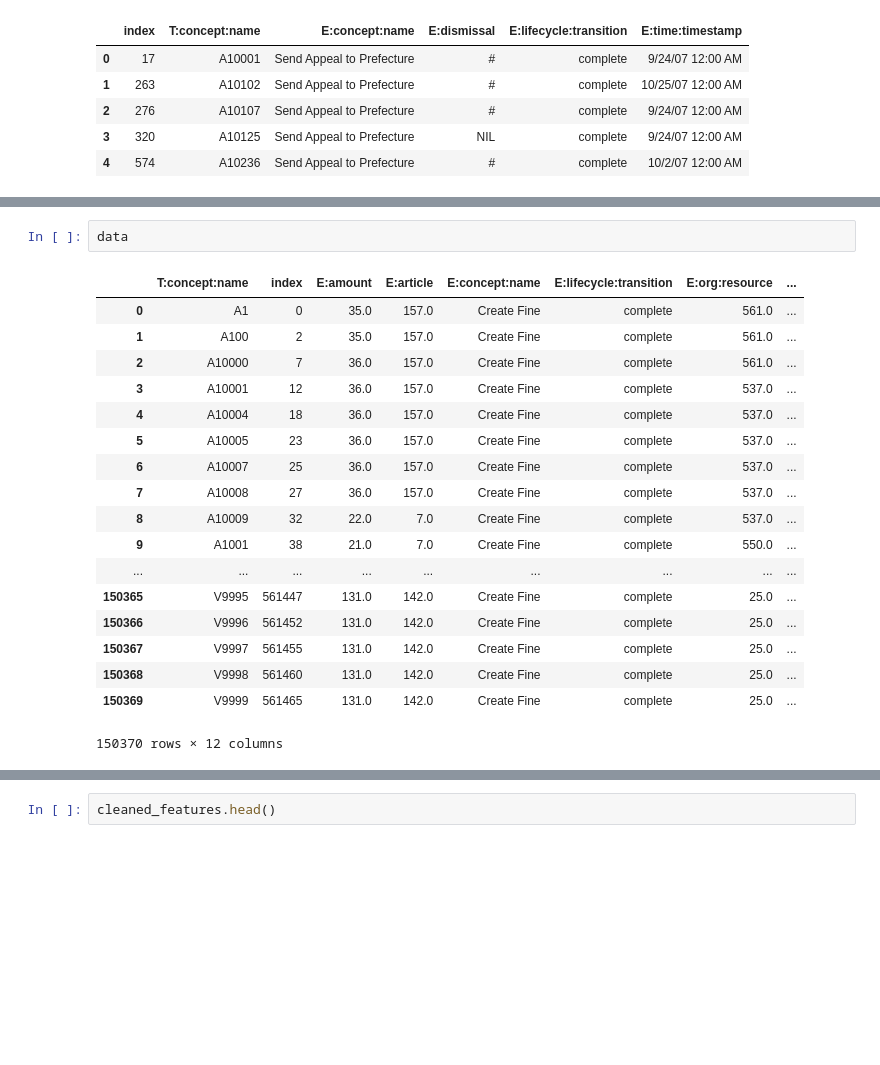
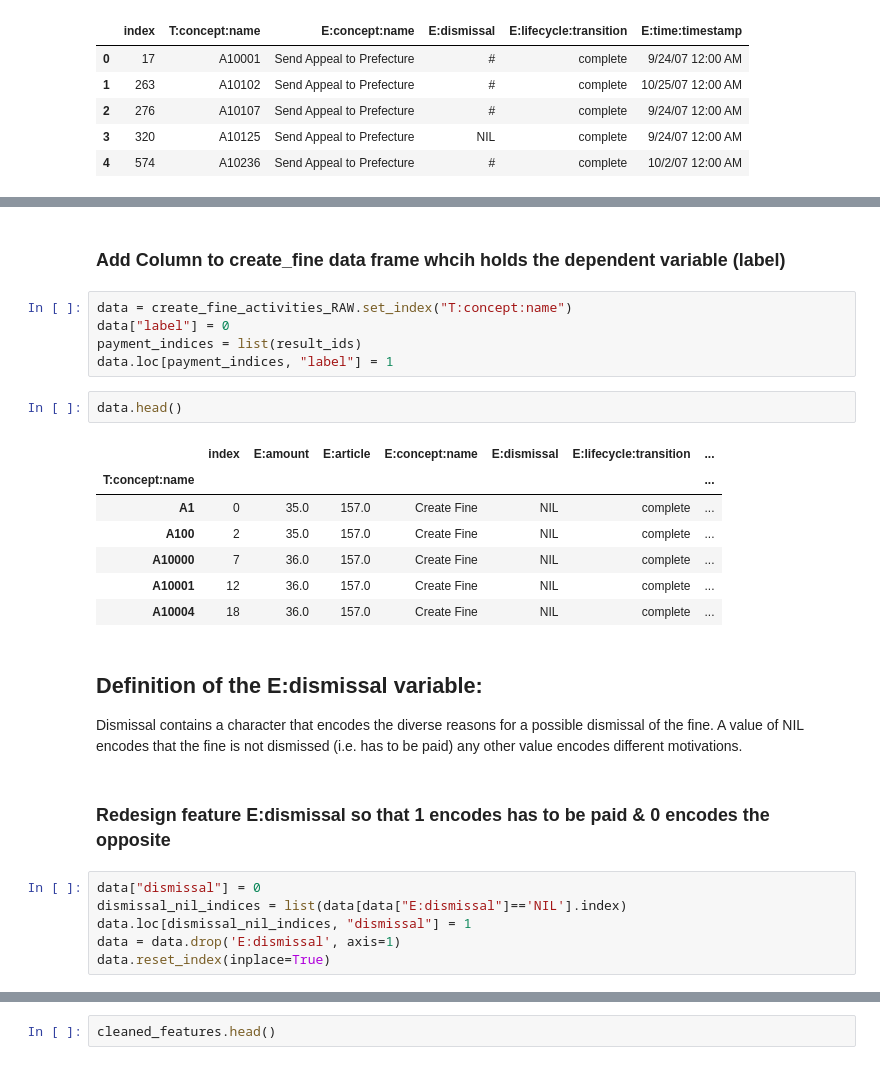
Before and after one commit to Lumik7/bi2_project2, a Jupyter notebook: notebooks/1.0-lm-cross-sectional.ipynb, the cells around one changed output, grey strips where cells are left out. Drawn from its saved outputs; the diff is of its cells as text; blank space fills up the shorter version.

```diff
--- a/notebooks/1.0-lm-cross-sectional.ipynb
+++ b/notebooks/1.0-lm-cross-sectional.ipynb
@@ -127,21 +90,28 @@ data.reset_index(inplace=True)
+# %% [markdown]
+### Add Column to create_fine data frame whcih holds the dependent variable (label)
+# %%
+data = create_fine_activities_RAW.set_index("T:concept:name")
+data["label"] = 0
+payment_indices = list(result_ids)
+data.loc[payment_indices, "label"] = 1
 # %%
-data
+data.head()
 # %% [output]
-|  | T:concept:name | index | E:amount | E:article | E:concept:name | E:lifecycle:transition | E:org:resource | ... |
-| 0 | A1 | 0 | 35.0 | 157.0 | Create Fine | complete | 561.0 | ... |
-| 1 | A100 | 2 | 35.0 | 157.0 | Create Fine | complete | 561.0 | ... |
-| 2 | A10000 | 7 | 36.0 | 157.0 | Create Fine | complete | 561.0 | ... |
-| 3 | A10001 | 12 | 36.0 | 157.0 | Create Fine | complete | 537.0 | ... |
-| 4 | A10004 | 18 | 36.0 | 157.0 | Create Fine | complete | 537.0 | ... |
-| 5 | A10005 | 23 | 36.0 | 157.0 | Create Fine | complete | 537.0 | ... |
-| 6 | A10007 | 25 | 36.0 | 157.0 | Create Fine | complete | 537.0 | ... |
-| 7 | A10008 | 27 | 36.0 | 157.0 | Create Fine | complete | 537.0 | ... |
-| 8 | A10009 | 32 | 22.0 | 7.0 | Create Fine | complete | 537.0 | ... |
-| 9 | A1001 | 38 | 21.0 | 7.0 | Create Fine | complete | 550.0 | ... |
-| ... | ... | ... | ... | ... | ... | ... | ... | ... |
-| 150365 | V9995 | 561447 | 131.0 | 142.0 | Create Fine | complete | 25.0 | ... |
-| 150366 | V9996 | 561452 | 131.0 | 142.0 | Create Fine | complete | 25.0 | ... |
-| 150367 | V9997 | 561455 | 131.0 | 142.0 | Create Fine | complete | 25.0 | ... |
-| 150368 | V9998 | 561460 | 131.0 | 142.0 | Create Fine | complete | 25.0 | ... |
-| 150369 | V9999 | 561465 | 131.0 | 142.0 | Create Fine | complete | 25.0 | ... |
+|  | index | E:amount | E:article | E:concept:name | E:dismissal | E:lifecycle:transition | ... |
+| T:concept:name |  |  |  |  |  |  | ... |
+| A1 | 0 | 35.0 | 157.0 | Create Fine | NIL | complete | ... |
+| A100 | 2 | 35.0 | 157.0 | Create Fine | NIL | complete | ... |
+| A10000 | 7 | 36.0 | 157.0 | Create Fine | NIL | complete | ... |
+| A10001 | 12 | 36.0 | 157.0 | Create Fine | NIL | complete | ... |
+| A10004 | 18 | 36.0 | 157.0 | Create Fine | NIL | complete | ... |
-150370 rows × 12 columns
+# %% [markdown]
+## Definition of the E:dismissal variable:
+Dismissal contains a character that encodes the diverse reasons for a possible dismissal of the fine. A value of NIL encodes that the fine is not dismissed (i.e. has to be paid) any other value encodes different motivations.
+# %% [markdown]
+### Redesign feature E:dismissal so that 1 encodes has to be paid & 0 encodes the opposite
+# %%
+data["dismissal"] = 0
+dismissal_nil_indices = list(data[data["E:dismissal"]=='NIL'].index)
+data.loc[dismissal_nil_indices, "dismissal"] = 1
+data = data.drop('E:dismissal', axis=1)
+data.reset_index(inplace=True)
```
Also changed, not shown: parts of 46 cells of this notebook.
